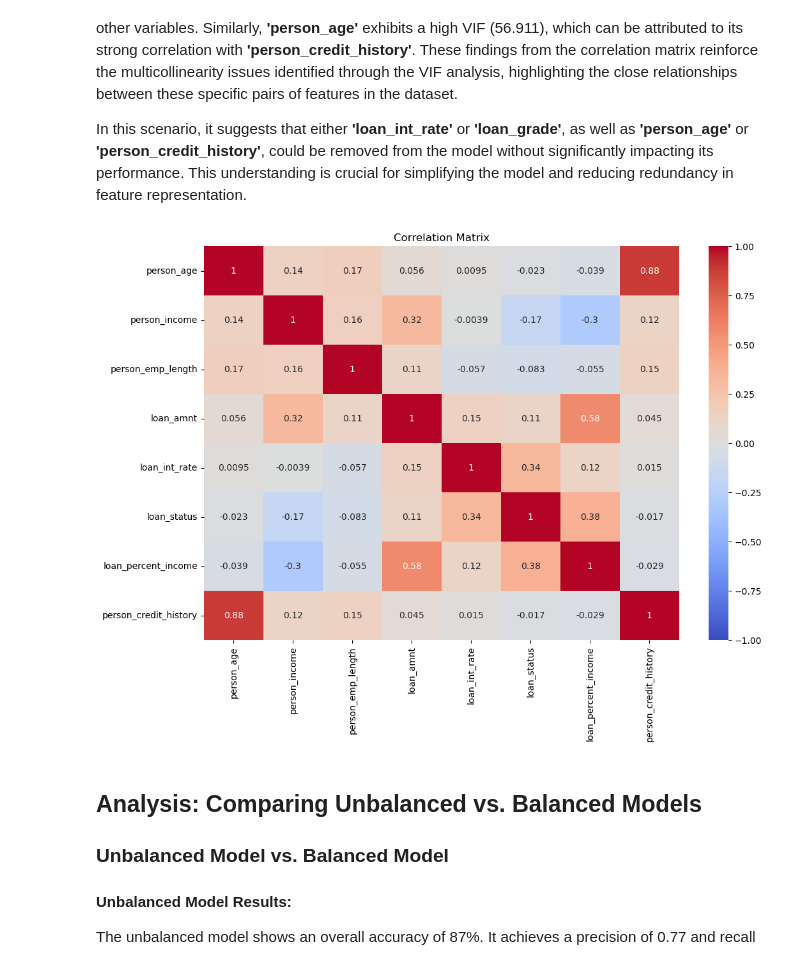
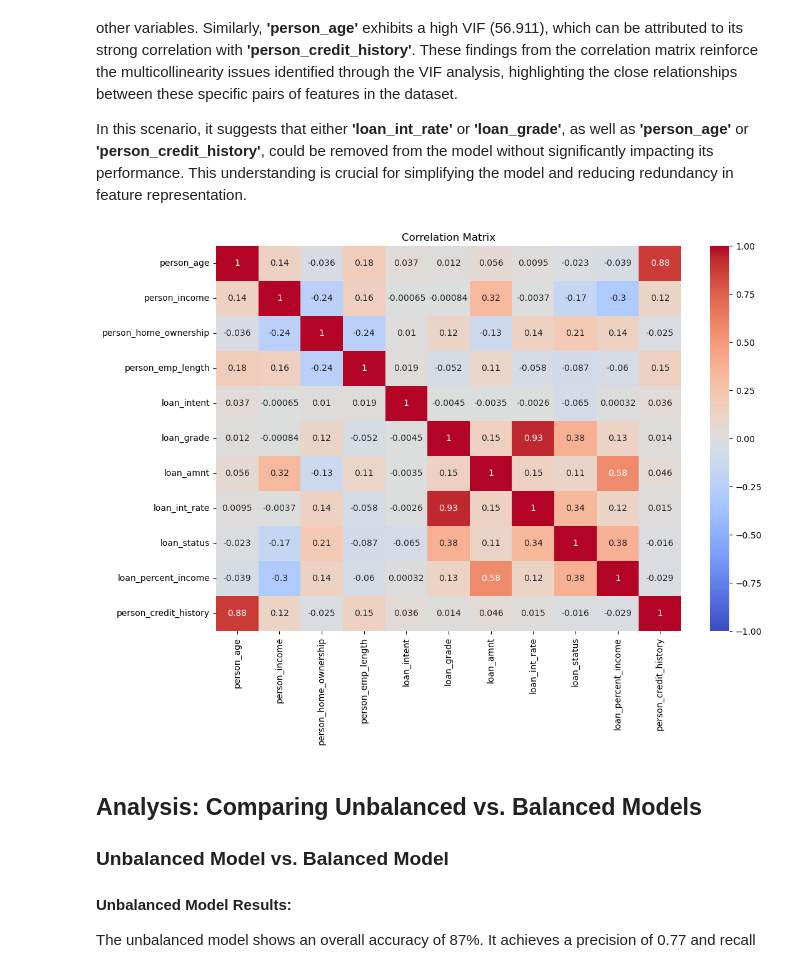
Before and after one commit to RamyaAnand27/team_project, a Jupyter notebook: src/DataAnalysis/DataAnalysis.ipynb, the cells around one changed output. Cells and saved outputs as stored; diff of their text form; code cells hidden in the pictures.

Commit message:
fix categorical labels in diagrams

```diff
--- a/src/DataAnalysis/DataAnalysis.ipynb
+++ b/src/DataAnalysis/DataAnalysis.ipynb
@@ -40,6 +40,8 @@ df.dropna(inplace=True)
 
 df.drop_duplicates(inplace=True)
 
+df = df[df['person_emp_length'] < 50]
+
 df = df[df['person_age'] < 100]
 
 print(df.head())
@@ -296,15 +298,18 @@ Based on the analysis below of the correlation matrix, it is confirmed that **'l
 In this scenario, it suggests that either **'loan_int_rate'** or **'loan_grade'**, as well as **'person_age'** or **'person_credit_history'**, could be removed from the model without significantly impacting its performance. This understanding is crucial for simplifying the model and reducing redundancy in feature representation.
 # %%
 # Correlation Matrix
-df_encoded = pd.get_dummies(df, columns=['person_home_ownership', 'loan_intent', 'loan_grade'])
+label_encoder = LabelEncoder()
+df['person_home_ownership'] = label_encoder.fit_transform(df['person_home_ownership'])
+df['loan_intent'] = label_encoder.fit_transform(df['loan_intent'])
+df['loan_grade'] = label_encoder.fit_transform(df['loan_grade'])
 plt.figure(figsize=(12, 8))
 numeric_data = df.select_dtypes(include=[np.number])
 correlation_matrix = numeric_data.corr()
 sns.heatmap(correlation_matrix, annot=True, cmap='coolwarm', vmin=-1, vmax=1)
 plt.title('Correlation Matrix')
 plt.show()
 # %% [output]
-[figure, old version]
+[figure, new version]
 # %% [markdown]
 ## Analysis: Comparing Unbalanced vs. Balanced Models
 
```
Also changed, not shown: parts of 10 cells of this notebook.
